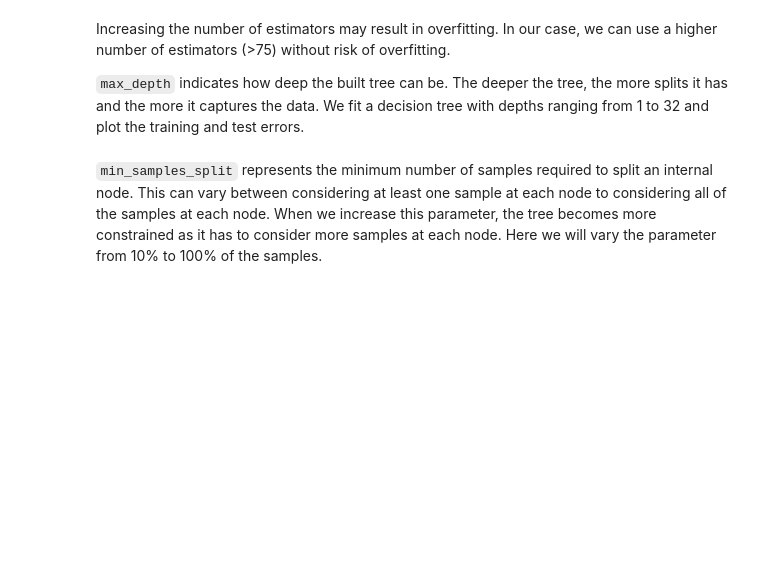
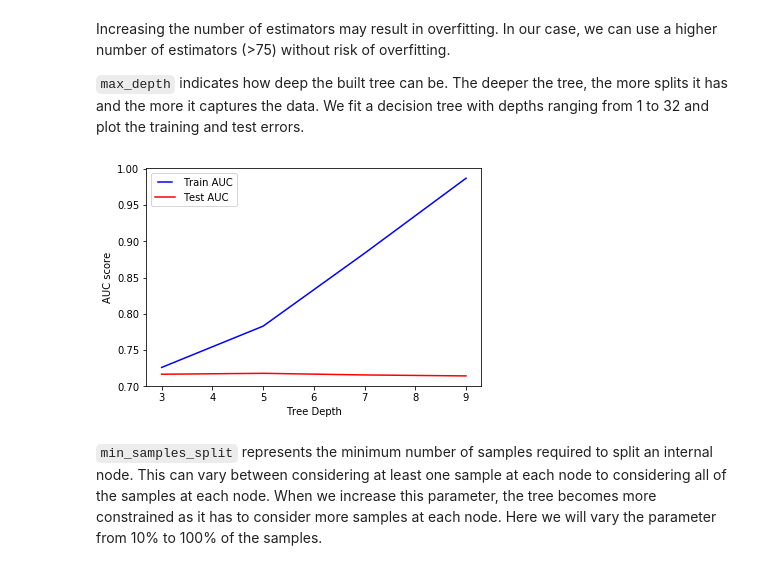
Before and after one commit to aarondelgiudice/thinkful, a Jupyter notebook: Unit_3/Lesson_5/3.5.3a_Challenge.ipynb, the cells around one changed output. Saved outputs shown, nothing was run; the diff lists cells and outputs as text; code cells hidden in the pictures; blank space fills up the shorter version.

```diff
--- a/Unit_3/Lesson_5/3.5.3a_Challenge.ipynb
+++ b/Unit_3/Lesson_5/3.5.3a_Challenge.ipynb
@@ -193,30 +195,32 @@ In our case, we can use a higher number of estimators (>75) without risk of over
 The deeper the tree, the more splits it has and the more it captures the data.
 We fit a decision tree with depths ranging from 1 to 32 and plot the training and test errors.
 # %%
-max_depths = np.linspace(1, 32, 32, endpoint=True)
+max_depths = list(range(3, 11, 2))
 train_results = []
 test_results = []
 
 for max_depth in max_depths:
    model = ensemble.GradientBoostingClassifier(max_depth=max_depth)
    model.fit(X_train, y_train)
    train_pred = model.predict(X_train)
    false_positive_rate, true_positive_rate, thresholds = roc_curve(y_train, train_pred)
    roc_auc = auc(false_positive_rate, true_positive_rate)
    train_results.append(roc_auc)
    y_pred = model.predict(X_test)
    false_positive_rate, true_positive_rate, thresholds = roc_curve(y_test, y_pred)
    roc_auc = auc(false_positive_rate, true_positive_rate)
    test_results.append(roc_auc)
 
 from matplotlib.legend_handler import HandlerLine2D
 line1, = plt.plot(max_depths, train_results, 'b', label="Train AUC")
 line2, = plt.plot(max_depths, test_results, 'r', label="Test AUC")
 
 plt.legend(handler_map={line1: HandlerLine2D(numpoints=2)})
 plt.ylabel('AUC score')
 plt.xlabel('Tree Depth')
 plt.show()
+# %% [output]
+[figure, added]
 # %% [markdown]
 `min_samples_split` represents the minimum number of samples required to split an internal node.
 This can vary between considering at least one sample at each node to considering all of the samples at each node.
```
Also changed, not shown: parts of 17 cells of this notebook.
